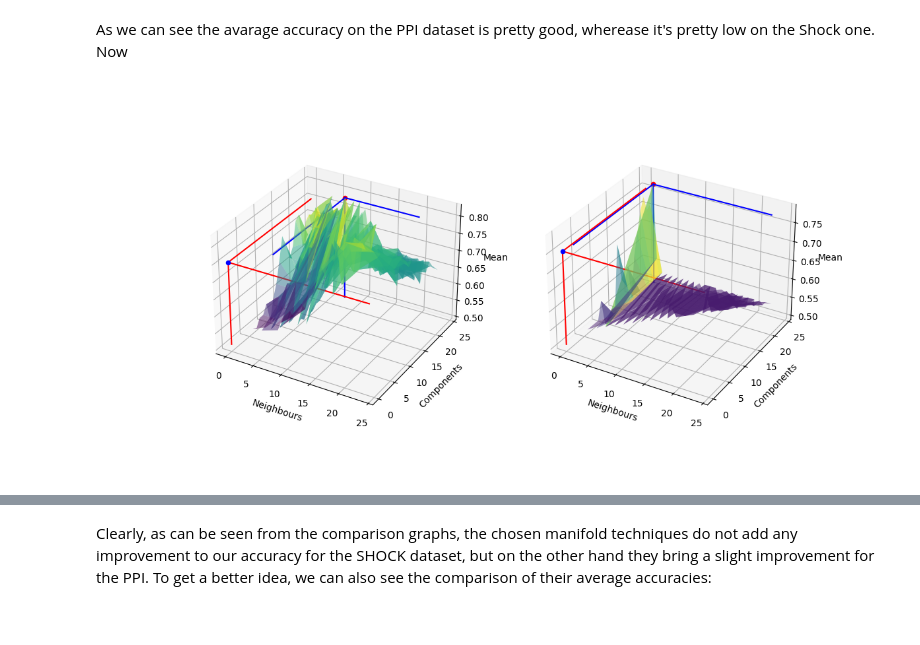
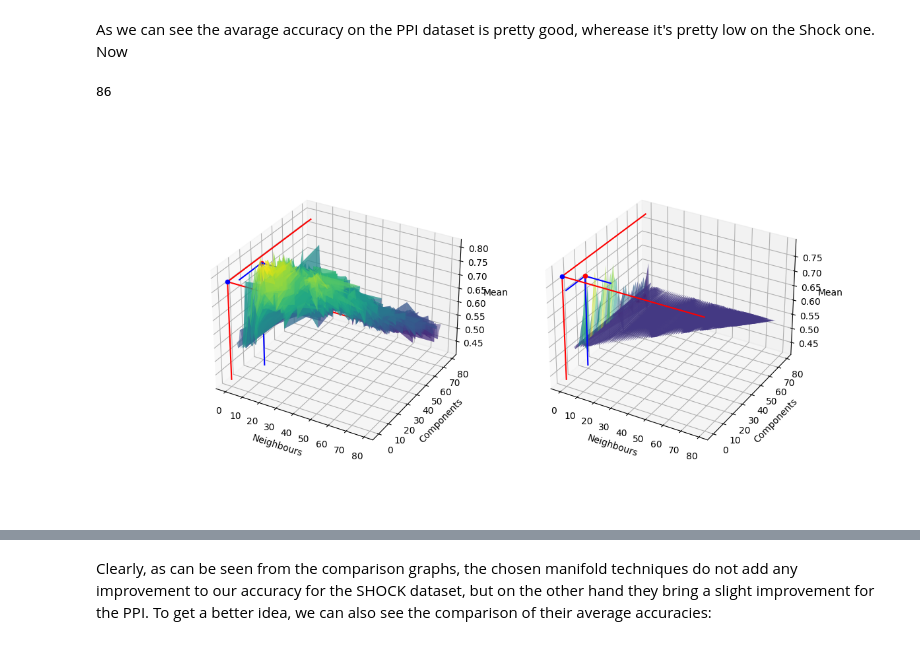
Before and after one commit to jgurakuqi/graph-kernels-and-manifold-svm, a Jupyter notebook: _graph_kernels_and_manifold_svm.ipynb, the cells around one changed output, grey strips where cells are left out. Saved outputs shown, nothing was run; the diff lists cells and outputs as text; code cells hidden in the pictures.

```diff
--- a/_graph_kernels_and_manifold_svm.ipynb
+++ b/_graph_kernels_and_manifold_svm.ipynb
@@ -133,6 +133,10 @@ Intel(R) Extension for Scikit-learn* enabled (https://github.com/intel/scikit-le
 # %% [markdown]
 As we can see the avarage accuracy on the PPI dataset is pretty good, wherease it's pretty low on the Shock one.
 Now
+# %%
+len(ppi_labels)
+# %% [output]
+86
 # %%
 import multiprocessing
 import itertools
@@ -143,9 +147,13 @@ shock_lle_results = []
 ppi_spectral_results = []
 shock_spectral_results = []
 
-number_of_neighs_comps = 25
+number_of_neighs_comps = 80
 neigh_comps_combo = list(itertools.combinations(range(2, number_of_neighs_comps), 2))
 
+# number_of_neighs_comps_ppi = len(ppi_labels)
+# neigh_comps_combo_ppi = list(itertools.combinations(range(2, number_of_neighs_comps), 2))
+# number_of_neighs_comps_shock = len(shock_labels)
+# neigh_comps_combo_shock = list(itertools.combinations(range(2, number_of_neighs_comps_shock), 2))
 
 with multiprocessing.Pool() as pool:
     ppi_lle_results = pool.map(
@@ -198,7 +208,11 @@ shock_lle_results = np.array(shock_lle_results)
 ppi_spectral_results = np.array(ppi_spectral_results)
 shock_spectral_results = np.array(shock_spectral_results)
 # %%
-def compare_scores(linear_result, *manifold_results):
+import imageio
+from matplotlib import animation
+
+
+def compare_scores(linear_result, number_of_neighs_comps, reshape_rows, reshape_col,  *manifold_results):
     if len(manifold_results) != 2:
         raise Exception("You can compare just two ")
     linear_result = np.mean(linear_result)
@@ -212,11 +226,10 @@ def compare_scores(linear_result, *manifold_results):
         neighbours = manifold_results[i][:, 1].astype(int)
         components = manifold_results[i][:, 2].astype(int)
         subaxes[i].plot_surface(
-            np.reshape(neighbours, (11, 23)),
-            np.reshape(components, (11, 23)),
-            np.reshape(accuracies, (11, 23)),
+            np.reshape(neighbours, (reshape_rows, reshape_col)),
+            np.reshape(components, (reshape_rows, reshape_col)),
+            np.reshape(accuracies, (reshape_rows, reshape_col)),
             alpha=0.5,
-            # color="yellow",
             rstride=1,
             cstride=1,
             cmap="viridis",
@@ -249,32 +262,61 @@ def compare_scores(linear_result, *manifold_results):
             [0, components[index_of_max]],
             [max_mean, max_mean],
             zorder=3,
             color="blue",
         )  # COMPONENTS
         subaxes[i].scatter(
             neighbours[index_of_max], components[index_of_max], max_mean, color="red"
         )  # SCORE WITH MANIFOLD
         subaxes[i].scatter(0, 0, linear_result, color="blue")  # SCORE WITHOUT MANIFOLD
 
         subaxes[i].plot(
             [0, 0], [0, 0], [min_mean, linear_result], zorder=3, color="red"
         )  # AVG ACCURACIES
         subaxes[i].plot(
             [0, number_of_neighs_comps - 1],
             [0, 0],
             [linear_result, linear_result],
             zorder=3,
             color="red",
         )  # NEIGHBOURS
         subaxes[i].plot(
             [0, 0],
             [0, number_of_neighs_comps - 1],
             [linear_result, linear_result],
             zorder=3,
             color="red",
         )  # COMPONENTS
 
+    return fig
 
-compare_scores(ppi_scores, ppi_lle_results, ppi_spectral_results)
+figure = compare_scores(ppi_scores, number_of_neighs_comps, 21, 143, ppi_lle_results, ppi_spectral_results)
+
+ticks = 0
+
+def animate(n):
+    global figure
+    global ticks
+    axes = figure.axes
+    axes[0].azim += 1.1
+    axes[1].azim += 1.1
+    ticks += 1.1
+    return figure,
+
+def reset_plot_pov():
+    global figure
+    global ticks
+    axes = figure.axes
+    axes[0].azim -= ticks
+    axes[1].azim -= ticks
+    ticks = 0
+
+def save_3d_plots(path, figure):
+    anim = animation.FuncAnimation(fig = figure, func = animate, frames = 150, interval = 1, repeat = False)
+    writergif = animation.PillowWriter(fps=60)
+    anim.save(path + '.gif', writer=writergif)
+
+save_3d_plots('ppi_comparison', figure)
+
+reset_plot_pov()
 # %% [output]
-[figure, old version]
+[figure, new version]
```
Also changed, not shown: parts of 6 cells of this notebook, 4 other files.
